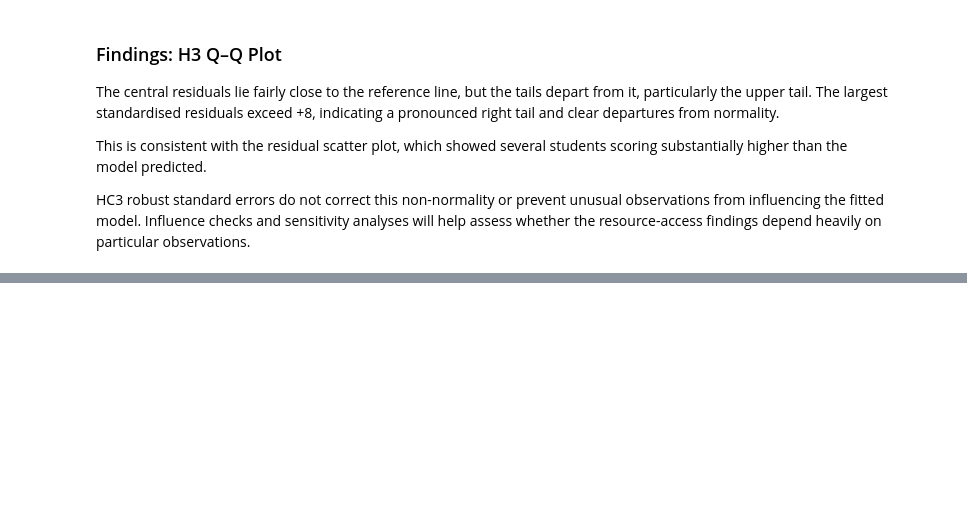
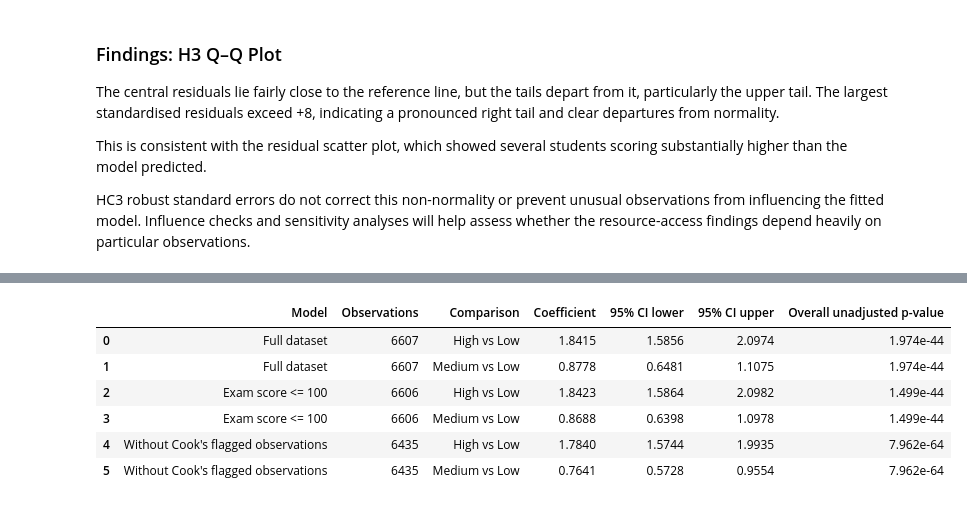
Before and after one commit to LieneRubule/student-performance-analysis, a Jupyter notebook: jupyter_notebooks/Student_Performance_Hypothesis_Testing.ipynb, the cells around one changed output, grey strips where cells are left out. Drawn from its saved outputs; the diff is of its cells as text; code cells hidden in the pictures; blank space fills up the shorter version.

```diff
--- a/jupyter_notebooks/Student_Performance_Hypothesis_Testing.ipynb
+++ b/jupyter_notebooks/Student_Performance_Hypothesis_Testing.ipynb
@@ -2212,0 +2318,72 @@ findings depend heavily on particular observations.
+# %%
+# Created with assistance from ChatGPT.
+# Statsmodels documentation — OLS:
+# https://www.statsmodels.org/stable/generated/statsmodels.formula.api.ols.html
+
+# Wald tests:
+# https://www.statsmodels.org/stable/generated/statsmodels.regression.linear_model.RegressionResults.wald_test.html
+
+# Fit separate sensitivity models, retaining the original centring.
+h3_model_max100 = smf.ols(
+    h3_formula,
+    data=h3_data.loc[h3_data["Exam_Score"] <= 100]
+).fit(cov_type="HC3")
+
+h3_model_unflagged = smf.ols(
+    h3_formula,
+    data=h3_data.loc[~h3_influence_table["Flagged"]]
+).fit(cov_type="HC3")
+
+h3_sensitivity_rows = []
+
+for model_label, model in [
+    ("Full dataset", h3_model),
+    ("Exam score <= 100", h3_model_max100),
+    ("Without Cook's flagged observations", h3_model_unflagged)
+]:
+    # Jointly test both resource-access coefficients using HC3 covariance.
+    resource_terms = [
+        term for term in model.params.index
+        if term.startswith("C(Access_to_Resources,")
+    ]
+    restrictions = np.zeros((len(resource_terms), len(model.params)))
+
+    for row, term in enumerate(resource_terms):
+        restrictions[row, model.params.index.get_loc(term)] = 1
+
+    wald_result = model.wald_test(
+        restrictions, use_f=False, scalar=True
+    )
+    confidence_intervals = model.conf_int()
+
+    for term in resource_terms:
+        group = term.split("[T.")[1].rstrip("]")
+
+        h3_sensitivity_rows.append({
+            "Model": model_label,
+            "Observations": int(model.nobs),
+            "Comparison": f"{group} vs Low",
+            "Coefficient": model.params[term],
+            "95% CI lower": confidence_intervals.loc[term, 0],
+            "95% CI upper": confidence_intervals.loc[term, 1],
+            "Overall unadjusted p-value": float(wald_result.pvalue)
+        })
+
+h3_sensitivity_table = pd.DataFrame(h3_sensitivity_rows)
+
+display(
+    h3_sensitivity_table.style.format({
+        "Coefficient": "{:.4f}",
+        "95% CI lower": "{:.4f}",
+        "95% CI upper": "{:.4f}",
+        "Overall unadjusted p-value": "{:.3e}"
+    })
+)
+# %% [output]
+|  | Model | Observations | Comparison | Coefficient | 95% CI lower | 95% CI upper | Overall unadjusted p-value |
+| 0 | Full dataset | 6607 | High vs Low | 1.8415 | 1.5856 | 2.0974 | 1.974e-44 |
+| 1 | Full dataset | 6607 | Medium vs Low | 0.8778 | 0.6481 | 1.1075 | 1.974e-44 |
+| 2 | Exam score <= 100 | 6606 | High vs Low | 1.8423 | 1.5864 | 2.0982 | 1.499e-44 |
+| 3 | Exam score <= 100 | 6606 | Medium vs Low | 0.8688 | 0.6398 | 1.0978 | 1.499e-44 |
+| 4 | Without Cook's flagged observations | 6435 | High vs Low | 1.7840 | 1.5744 | 1.9935 | 7.962e-64 |
+| 5 | Without Cook's flagged observations | 6435 | Medium vs Low | 0.7641 | 0.5728 | 0.9554 | 7.962e-64 |
```
Also changed, not shown: parts of 5 cells of this notebook.
